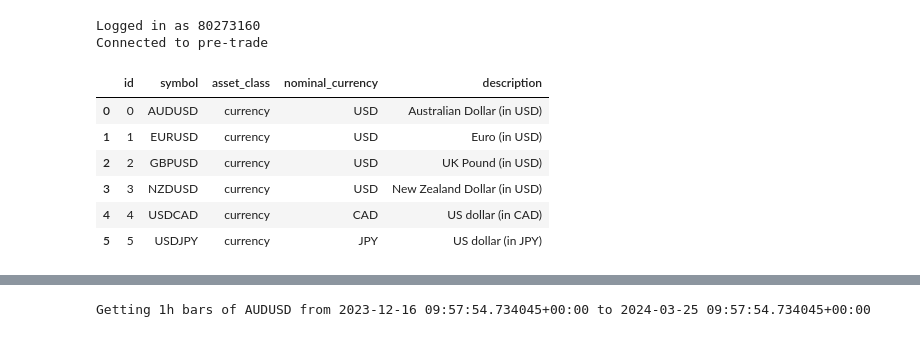
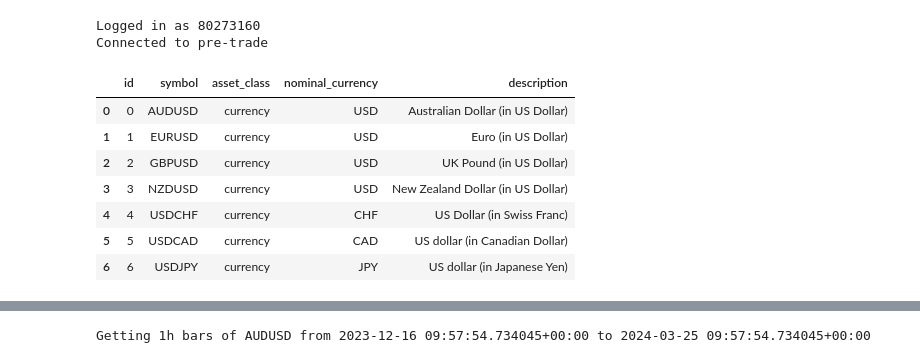
Before and after one commit to kcf1/Trading-Modules, a Jupyter notebook: test.ipynb, the cells around one changed output, grey strips where cells are left out. Saved outputs shown, nothing was run; the diff lists cells and outputs as text; code cells hidden in the pictures.

```diff
--- a/test.ipynb
+++ b/test.ipynb
@@ -31,25 +31,27 @@ Connected to pre-trade
 update.set_universe()
 # %%
 df = pd.DataFrame()
-df["symbol"] = ["AUDUSD", "EURUSD", "GBPUSD", "NZDUSD", "USDCAD", "USDJPY"]
+df["symbol"] = ["AUDUSD", "EURUSD", "GBPUSD", "NZDUSD", "USDCHF", "USDCAD", "USDJPY"]
 df["description"] = [
-    "Australian Dollar (in USD)",
-    "Euro (in USD)",
-    "UK Pound (in USD)",
-    "New Zealand Dollar (in USD)",
-    "US dollar (in CAD)",
-    "US dollar (in JPY)",
+    "Australian Dollar (in US Dollar)",
+    "Euro (in US Dollar)",
+    "UK Pound (in US Dollar)",
+    "New Zealand Dollar (in US Dollar)",
+    "US Dollar (in Swiss Franc)",
+    "US dollar (in Canadian Dollar)",
+    "US dollar (in Japanese Yen)",
 ]
 df["asset_class"] = "currency"
-df["nominal_currency"] = ["USD", "USD", "USD", "USD", "CAD", "JPY"]
+df["nominal_currency"] = ["USD", "USD", "USD", "USD", "CHF", "CAD", "JPY"]
 df["id"] = range(len(df))
 df = df[["id", "symbol", "asset_class", "nominal_currency", "description"]]
 df
 # %% [output]
 |  | id | symbol | asset_class | nominal_currency | description |
-| 0 | 0 | AUDUSD | currency | USD | Australian Dollar (in USD) |
-| 1 | 1 | EURUSD | currency | USD | Euro (in USD) |
-| 2 | 2 | GBPUSD | currency | USD | UK Pound (in USD) |
-| 3 | 3 | NZDUSD | currency | USD | New Zealand Dollar (in USD) |
-| 4 | 4 | USDCAD | currency | CAD | US dollar (in CAD) |
-| 5 | 5 | USDJPY | currency | JPY | US dollar (in JPY) |
+| 0 | 0 | AUDUSD | currency | USD | Australian Dollar (in US Dollar) |
+| 1 | 1 | EURUSD | currency | USD | Euro (in US Dollar) |
+| 2 | 2 | GBPUSD | currency | USD | UK Pound (in US Dollar) |
+| 3 | 3 | NZDUSD | currency | USD | New Zealand Dollar (in US Dollar) |
+| 4 | 4 | USDCHF | currency | CHF | US Dollar (in Swiss Franc) |
+| 5 | 5 | USDCAD | currency | CAD | US dollar (in Canadian Dollar) |
+| 6 | 6 | USDJPY | currency | JPY | US dollar (in Japanese Yen) |
```
Also changed, not shown: parts of 4 cells of this notebook, 4 other files.
